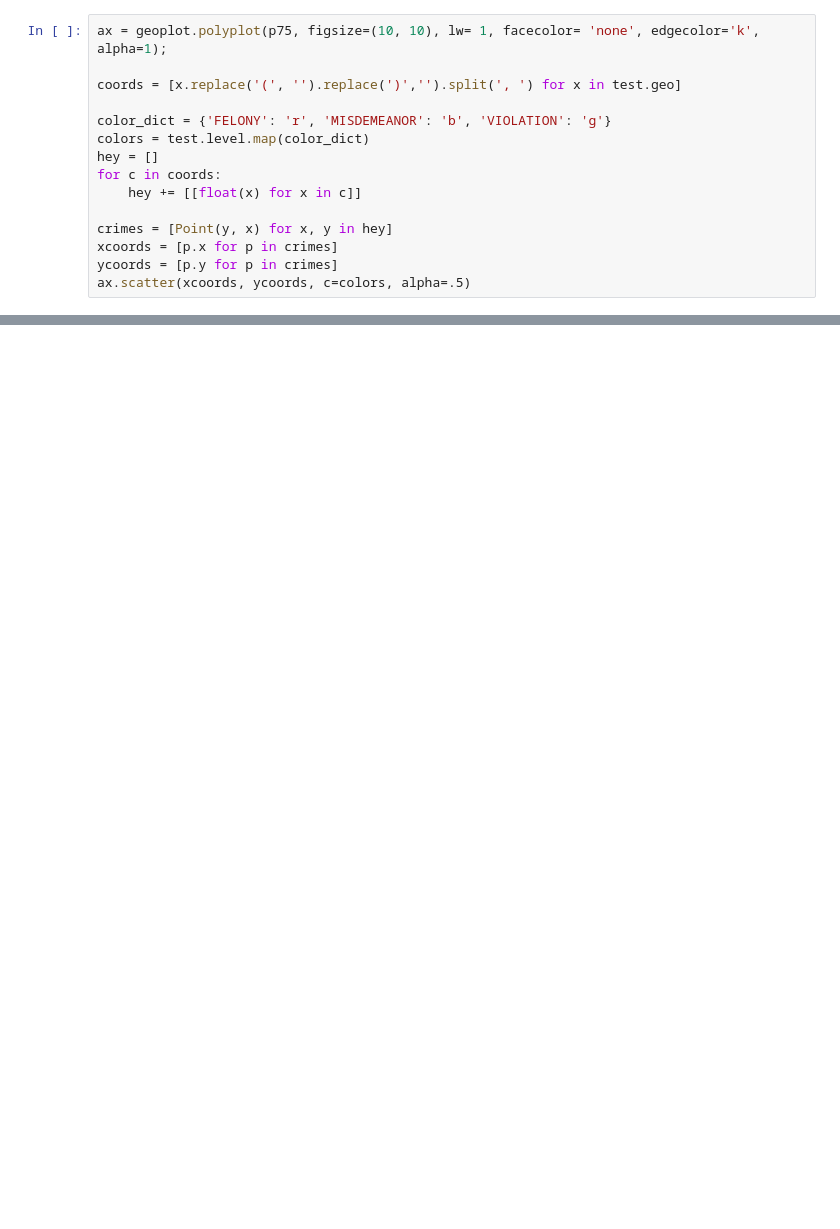
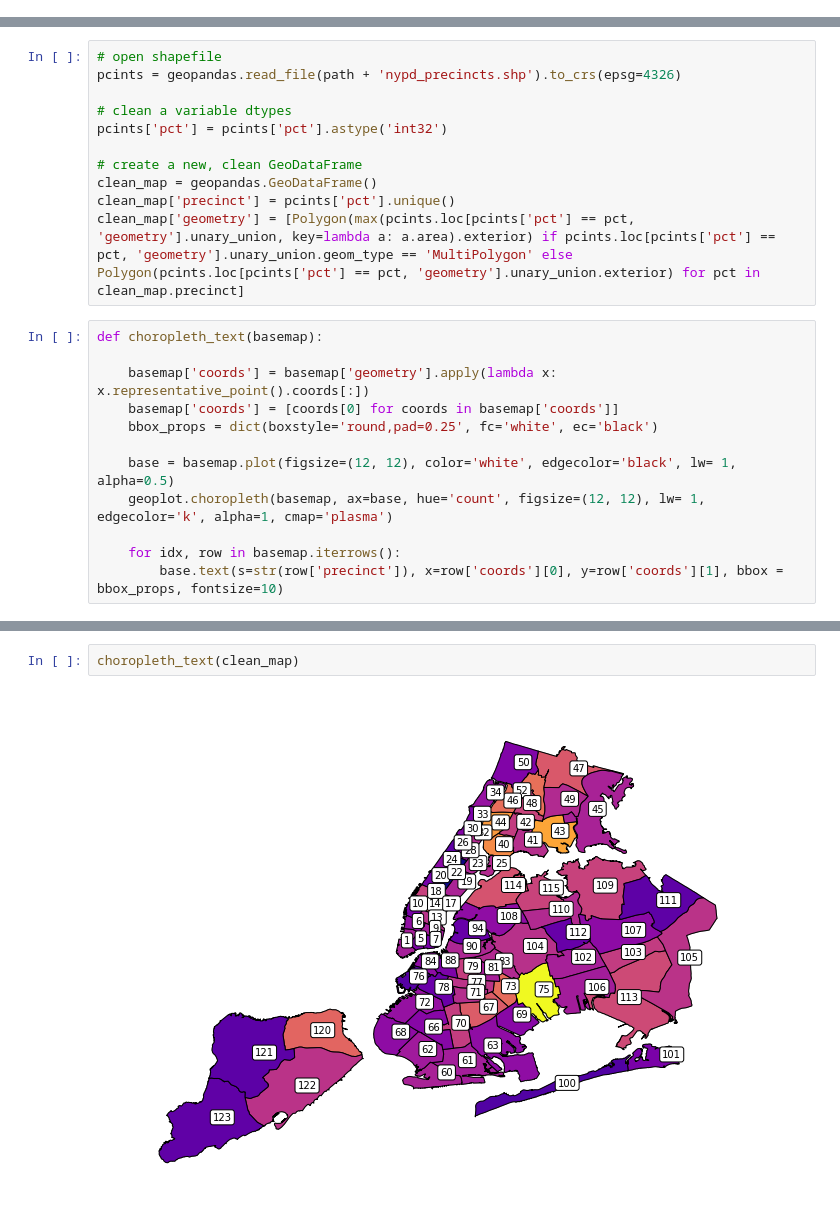
Before and after one commit to ta-data-lis/final-project, a Jupyter notebook: your-project/nyc-crime-eda.ipynb, the cells around one changed output, grey strips where cells are left out. Cells and saved outputs as stored; diff of their text form; blank space fills up the shorter version.

```diff
--- a/your-project/nyc-crime-eda.ipynb
+++ b/your-project/nyc-crime-eda.ipynb
@@ -165,15 +0,0 @@ test.time.hist()
-# %%
-ax = geoplot.polyplot(p75, figsize=(10, 10), lw= 1, facecolor= 'none', edgecolor='k', alpha=1);
-
-coords = [x.replace('(', '').replace(')','').split(', ') for x in test.geo]
-
-color_dict = {'FELONY': 'r', 'MISDEMEANOR': 'b', 'VIOLATION': 'g'}
-colors = test.level.map(color_dict)
-hey = []
-for c in coords:
-    hey += [[float(x) for x in c]]
-
-crimes = [Point(y, x) for x, y in hey]
-xcoords = [p.x for p in crimes]
-ycoords = [p.y for p in crimes]
-ax.scatter(xcoords, ycoords, c=colors, alpha=.5)
@@ -289,0 +64,23 @@ Name: description, dtype: int64
+# %%
+# open shapefile
+pcints = geopandas.read_file(path + 'nypd_precincts.shp').to_crs(epsg=4326)
+
+# clean a variable dtypes
+pcints['pct'] = pcints['pct'].astype('int32')
+
+# create a new, clean GeoDataFrame
+clean_map = geopandas.GeoDataFrame()
+clean_map['precinct'] = pcints['pct'].unique()
+clean_map['geometry'] = [Polygon(max(pcints.loc[pcints['pct'] == pct, 'geometry'].unary_union, key=lambda a: a.area).exterior) if pcints.loc[pcints['pct'] == pct, 'geometry'].unary_union.geom_type == 'MultiPolygon' else Polygon(pcints.loc[pcints['pct'] == pct, 'geometry'].unary_union.exterior) for pct in clean_map.precinct]
+# %%
+def choropleth_text(basemap):
+
+    basemap['coords'] = basemap['geometry'].apply(lambda x: x.representative_point().coords[:])
+    basemap['coords'] = [coords[0] for coords in basemap['coords']]
+    bbox_props = dict(boxstyle='round,pad=0.25', fc='white', ec='black')
+
+    base = basemap.plot(figsize=(12, 12), color='white', edgecolor='black', lw= 1, alpha=0.5)
+    geoplot.choropleth(basemap, ax=base, hue='count', figsize=(12, 12), lw= 1, edgecolor='k', alpha=1, cmap='plasma')
+
+    for idx, row in basemap.iterrows():
+        base.text(s=str(row['precinct']), x=row['coords'][0], y=row['coords'][1], bbox = bbox_props, fontsize=10)
@@ -289,0 +105,4 @@ Name: description, dtype: int64
+# %%
+choropleth_text(clean_map)
+# %% [output]
+[figure, added]
```
Also changed, not shown: parts of 40 cells of this notebook, 40 other files.
